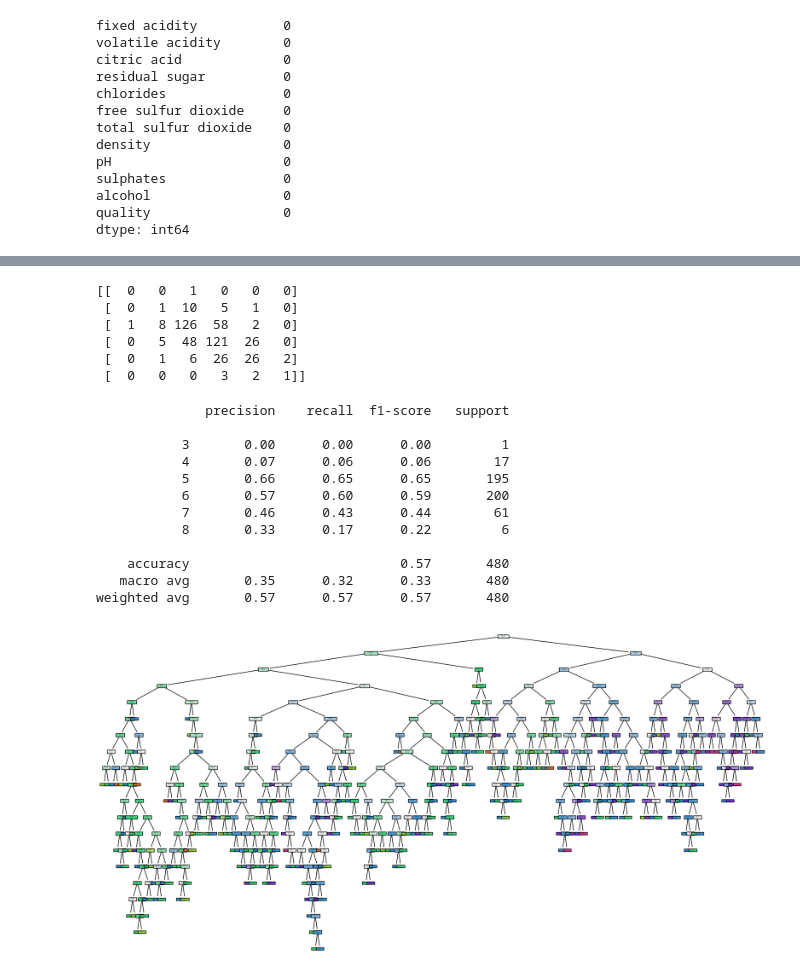
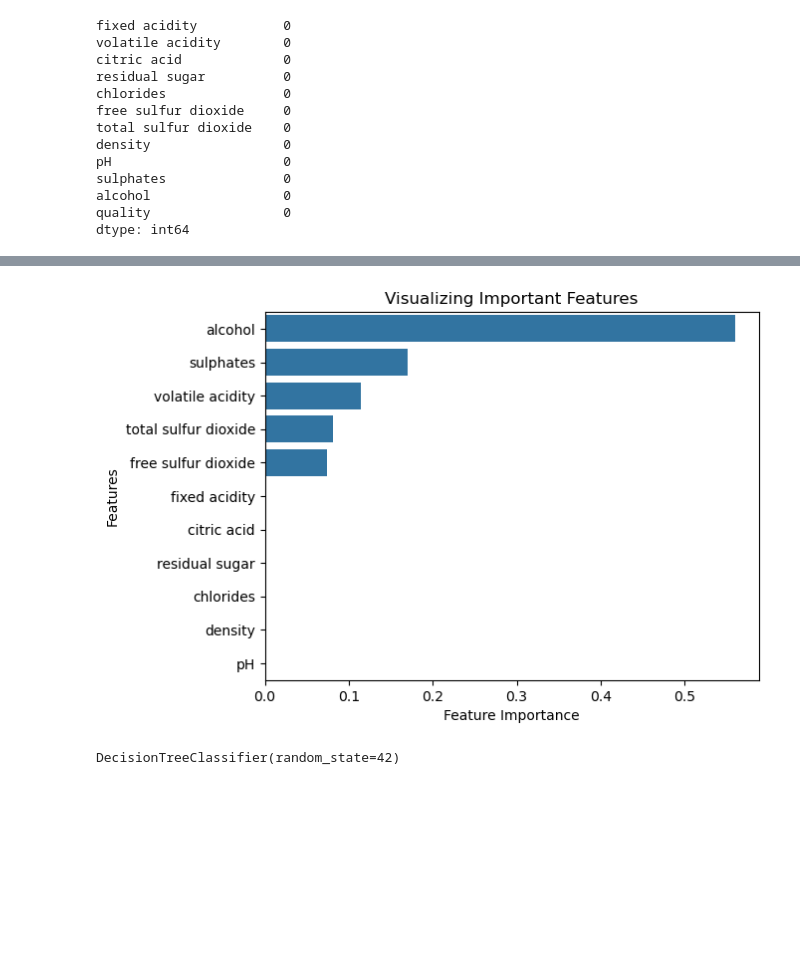
Before and after one commit to Dammte/UNAD, a Jupyter notebook: arbol_decisiones.ipynb, the cells around one changed output, grey strips where cells are left out. Cells and saved outputs as stored; diff of their text form; code cells hidden in the pictures; blank space fills up the shorter version.

```diff
--- a/arbol_decisiones.ipynb
+++ b/arbol_decisiones.ipynb
@@ -68,42 +114,16 @@ X_train, X_test, y_train, y_test = train_test_split(X, y, test_size=0.3, random_
+# %%
+feature_importance = pd.Series(best_tree.feature_importances_, index=X.columns).sort_values(ascending=False)
+sns.barplot(x=feature_importance, y=feature_importance.index)
+plt.xlabel('Feature Importance')
+plt.ylabel('Features')
+plt.title('Visualizing Important Features')
+plt.show()
+# %% [output]
+[figure, added]
 # %%
 from sklearn.tree import DecisionTreeClassifier
-from sklearn.metrics import classification_report, confusion_matrix
 
-decision_tree = DecisionTreeClassifier(random_state=42)
-
-decision_tree.fit(X_train, y_train)
-
-y_pred = decision_tree.predict(X_test)
+tree = DecisionTreeClassifier(random_state=42)
+tree.fit(X_train, y_train)
+# %% [output]
+DecisionTreeClassifier(random_state=42)
-# %%
-print(confusion_matrix(y_test, y_pred))
-# %% [output]
-[[  0   0   1   0   0   0]
- [  0   1  10   5   1   0]
- [  1   8 126  58   2   0]
- [  0   5  48 121  26   0]
- [  0   1   6  26  26   2]
- [  0   0   0   3   2   1]]
-# %%
-print(classification_report(y_test, y_pred))
-# %% [output]
-              precision    recall  f1-score   support
-
-           3       0.00      0.00      0.00         1
-           4       0.07      0.06      0.06        17
-           5       0.66      0.65      0.65       195
-           6       0.57      0.60      0.59       200
-           7       0.46      0.43      0.44        61
-           8       0.33      0.17      0.22         6
-
-    accuracy                           0.57       480
-   macro avg       0.35      0.32      0.33       480
-weighted avg       0.57      0.57      0.57       480
-# %%
-from sklearn.tree import plot_tree
-import matplotlib.pyplot as plt
-
-plt.figure(figsize=(20,10))
-plot_tree(decision_tree, feature_names=X.columns, class_names=['3','4','5','6','7','8'], filled=True)
-plt.show()
-# %% [output]
-[figure, removed]
```
Also changed, not shown: parts of 21 cells of this notebook.
